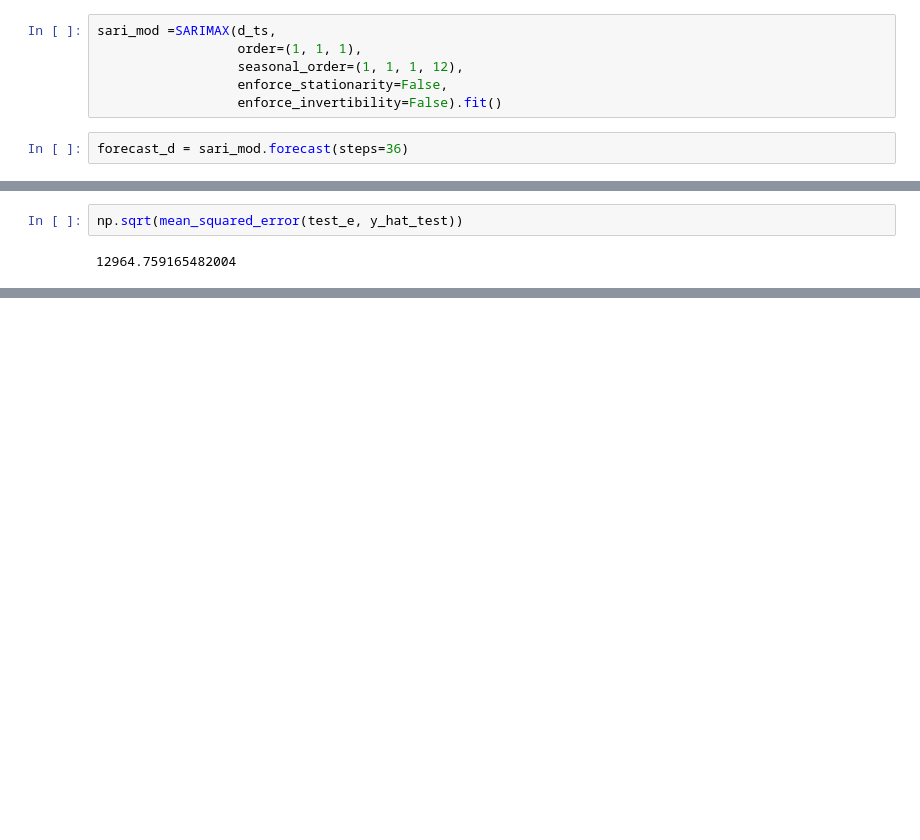
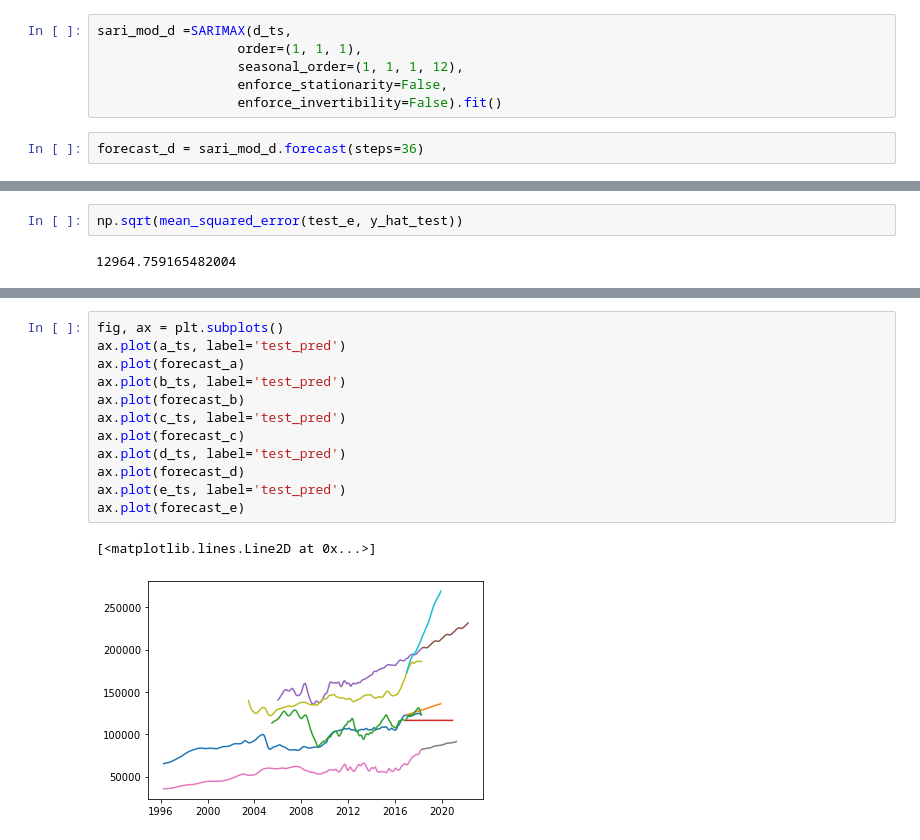
Before and after one commit to ejarocki/Flatiron_Phase4_Project, a Jupyter notebook: time-series/Final Notebook.ipynb, the cells around one changed output, grey strips where cells are left out. Saved outputs shown, nothing was run; the diff lists cells and outputs as text; blank space fills up the shorter version.

```diff
--- a/time-series/Final Notebook.ipynb
+++ b/time-series/Final Notebook.ipynb
@@ -1142,11 +1150,11 @@ ARIMA(1, 1, 1)x(1, 1, 1, 12) - AIC:1209.787299397421
 # %% [markdown]
 ARIMA(1, 1, 1)x(0, 1, 1, 12) - AIC:1207.3598369137026
 # %%
-sari_mod =SARIMAX(d_ts,
+sari_mod_d =SARIMAX(d_ts,
                   order=(1, 1, 1),
                   seasonal_order=(1, 1, 1, 12),
                   enforce_stationarity=False,
                   enforce_invertibility=False).fit()
 # %%
-forecast_d = sari_mod.forecast(steps=36)
+forecast_d = sari_mod_d.forecast(steps=36)
 # %%
@@ -1285,0 +1303,15 @@ np.sqrt(mean_squared_error(test_e, y_hat_test))
+# %%
+fig, ax = plt.subplots()
+ax.plot(a_ts, label='test_pred')
+ax.plot(forecast_a)
+ax.plot(b_ts, label='test_pred')
+ax.plot(forecast_b)
+ax.plot(c_ts, label='test_pred')
+ax.plot(forecast_c)
+ax.plot(d_ts, label='test_pred')
+ax.plot(forecast_d)
+ax.plot(e_ts, label='test_pred')
+ax.plot(forecast_e)
+# %% [output]
+[<matplotlib.lines.Line2D at 0x...>]
+[figure, added]
```
Also changed, not shown: parts of 10 cells of this notebook.
